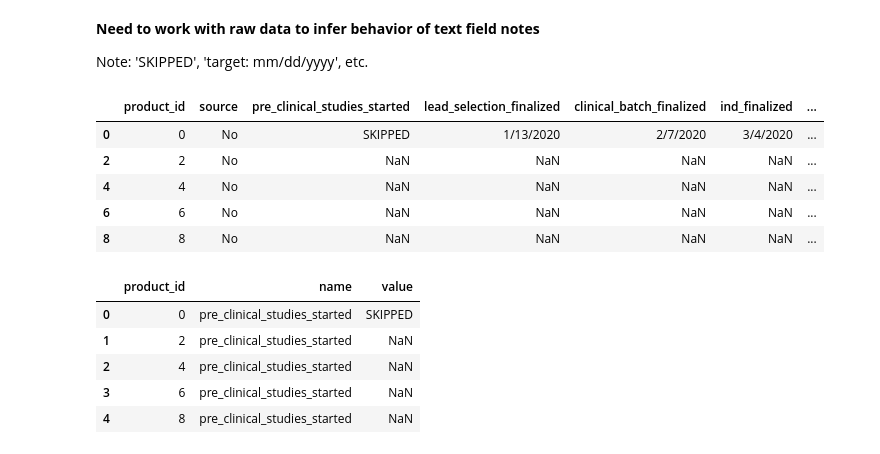
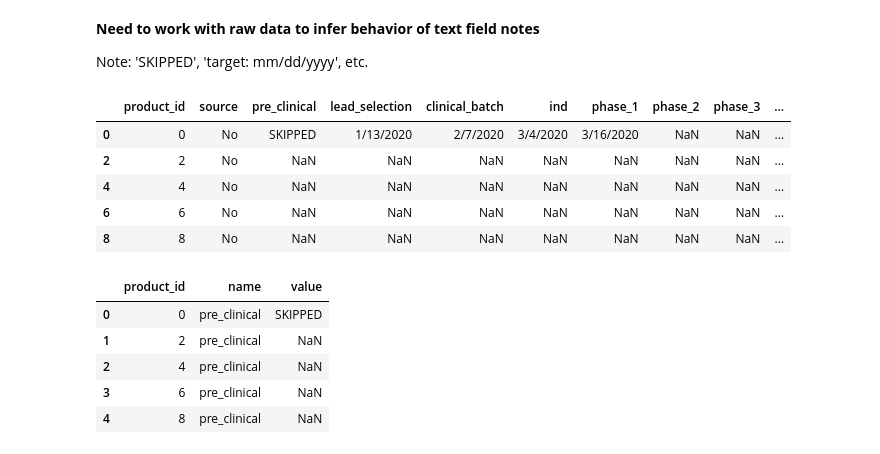
Before and after one commit to c19-rnd-dashboard/py-api-vac-rnd-dash, a Jupyter notebook: data/vaccines/Clean HelpWithCovid Vaccines.ipynb, the cells around one changed output. Saved outputs shown, nothing was run; the diff lists cells and outputs as text; code cells hidden in the pictures.

```diff
--- a/data/vaccines/Clean HelpWithCovid Vaccines.ipynb
+++ b/data/vaccines/Clean HelpWithCovid Vaccines.ipynb
@@ -688,15 +753,15 @@ fms.head()
 product_schema = {
     'ID': 'product_id',
     'Source?': 'source',
-    'Pre-Clinical Studies Started': 'pre_clinical_studies_started',
-    'Lead Selection Finalized': 'lead_selection_finalized',
-    'Clinical Batch Finalized': 'clinical_batch_finalized',
-    'IND or Equivalent Approval Finalized': 'ind_finalized',
-    'Phase 1 Started': 'phase_1_started',
-    'Phase 2 Started': 'phase_2_started',
-    'Phase 3 Started': 'phase_3_started',
-    'NDA or equivalent Approval Finalized': 'nda_finalized',
-    'Discovery Started': 'discovery_started',
+    'Pre-Clinical Studies Started': 'pre_clinical',
+    'Lead Selection Finalized': 'lead_selection',
+    'Clinical Batch Finalized': 'clinical_batch',
+    'IND or Equivalent Approval Finalized': 'ind',
+    'Phase 1 Started': 'phase_1',
+    'Phase 2 Started': 'phase_2',
+    'Phase 3 Started': 'phase_3',
+    'NDA or equivalent Approval Finalized': 'nda',
+    'Discovery Started': 'discovery',
 }
 mdf = mdf.rename(columns=product_schema)
 mdf = mdf.query("source == 'No'")
@@ -730,45 +795,45 @@ Note: 'SKIPPED', 'target: mm/dd/yyyy', etc.
 mdf = mdf[list(product_schema.values())]
 mdf.head()
 # %% [output]
-|  | product_id | source | pre_clinical_studies_started | lead_selection_finalized | clinical_batch_finalized | ind_finalized | ... |
-| 0 | 0 | No | SKIPPED | 1/13/2020 | 2/7/2020 | 3/4/2020 | ... |
-| 2 | 2 | No | NaN | NaN | NaN | NaN | ... |
-| 4 | 4 | No | NaN | NaN | NaN | NaN | ... |
-| 6 | 6 | No | NaN | NaN | NaN | NaN | ... |
-| 8 | 8 | No | NaN | NaN | NaN | NaN | ... |
+|  | product_id | source | pre_clinical | lead_selection | clinical_batch | ind | phase_1 | phase_2 | phase_3 | ... |
+| 0 | 0 | No | SKIPPED | 1/13/2020 | 2/7/2020 | 3/4/2020 | 3/16/2020 | NaN | NaN | ... |
+| 2 | 2 | No | NaN | NaN | NaN | NaN | NaN | NaN | NaN | ... |
+| 4 | 4 | No | NaN | NaN | NaN | NaN | NaN | NaN | NaN | ... |
+| 6 | 6 | No | NaN | NaN | NaN | NaN | NaN | NaN | NaN | ... |
+| 8 | 8 | No | NaN | NaN | NaN | NaN | NaN | NaN | NaN | ... |
 # %%
 # Melt the table long for object creation
 
 # define ID features
 id_feats = [
     'product_id'
 ]
 
 # define value features
 val_feats = [
-    'pre_clinical_studies_started',
-    'lead_selection_finalized',
-    'clinical_batch_finalized',
-    'ind_finalized',
-    'phase_1_started',
-    'phase_2_started',
-    'phase_3_started',
-    'nda_finalized',
-    'discovery_started',
+    'pre_clinical',
+    'lead_selection',
+    'clinical_batch',
+    'ind',
+    'phase_1',
+    'phase_2',
+    'phase_3',
+    'nda',
+    'discovery',
 ]
 
 
 
 mdf_pivot = pd.melt(mdf, id_vars=id_feats, value_vars=val_feats)
 mdf_pivot.columns=['product_id', 'name', 'value']
 mdf_pivot.head()
 # %% [output]
 |  | product_id | name | value |
-| 0 | 0 | pre_clinical_studies_started | SKIPPED |
-| 1 | 2 | pre_clinical_studies_started | NaN |
-| 2 | 4 | pre_clinical_studies_started | NaN |
-| 3 | 6 | pre_clinical_studies_started | NaN |
-| 4 | 8 | pre_clinical_studies_started | NaN |
+| 0 | 0 | pre_clinical | SKIPPED |
+| 1 | 2 | pre_clinical | NaN |
+| 2 | 4 | pre_clinical | NaN |
+| 3 | 6 | pre_clinical | NaN |
+| 4 | 8 | pre_clinical | NaN |
 # %%
 # Join milestone table on name
 
```
Also changed, not shown: parts of 3 cells of this notebook, 9 other files.
